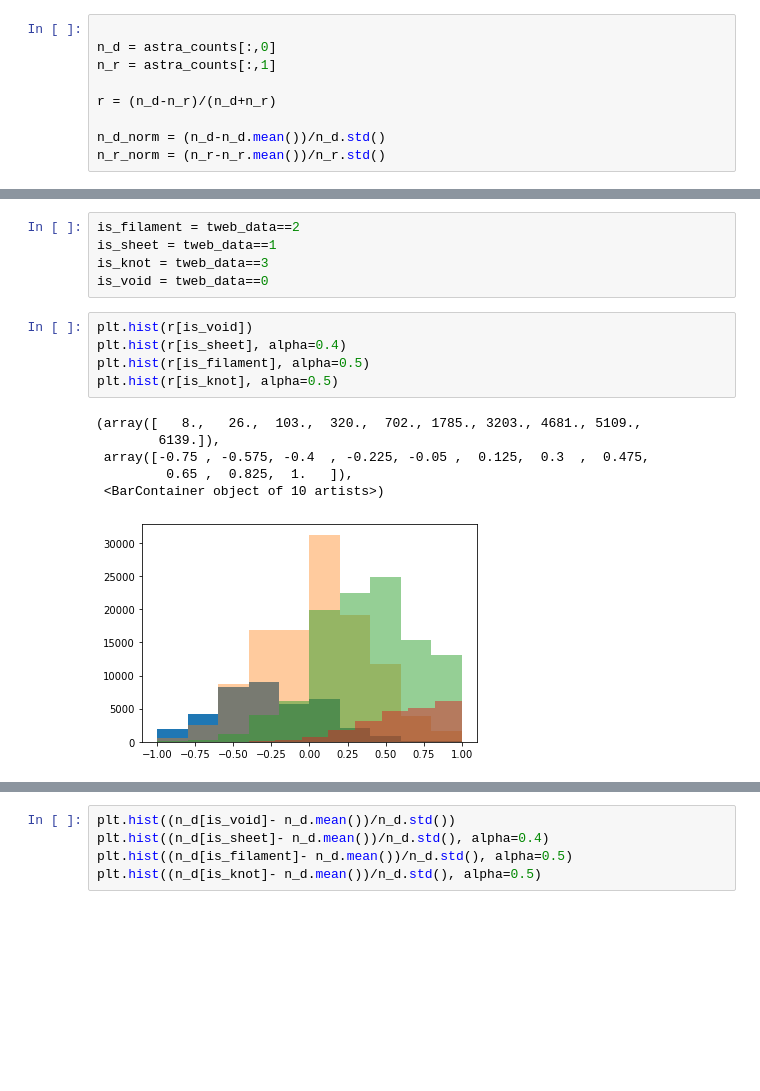
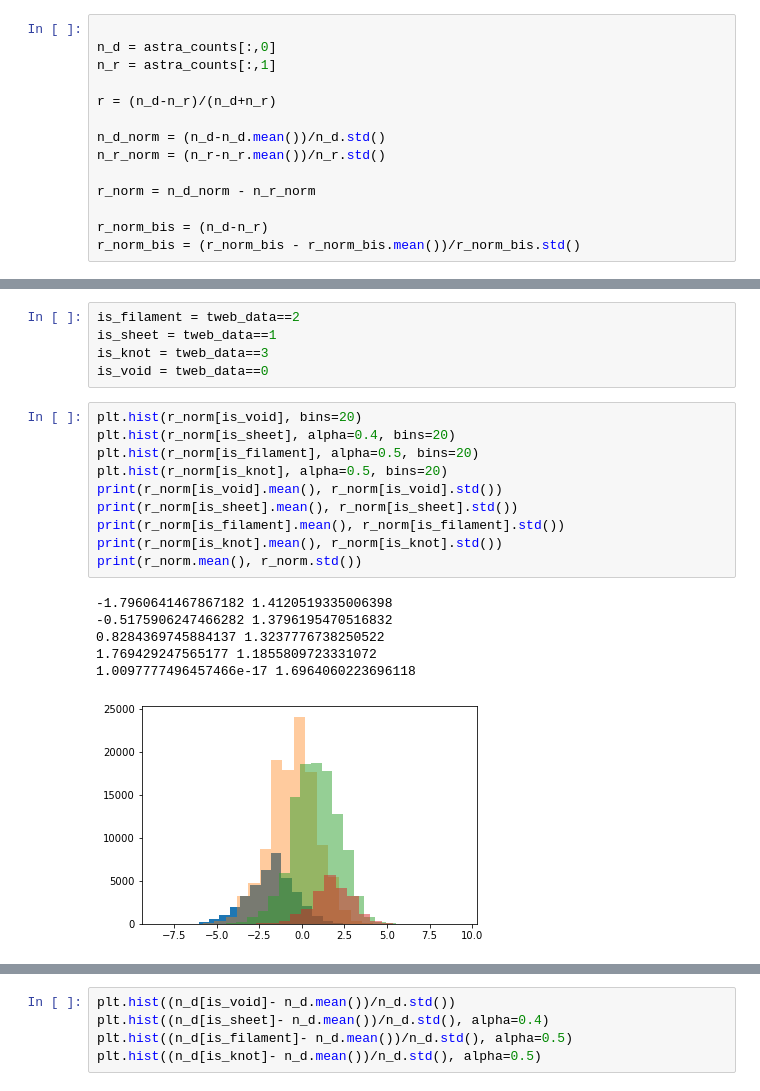
Before and after one commit to forero/DelaunayASTRA, a Jupyter notebook: nb/tcw_comparison.ipynb, the cells around one changed output, grey strips where cells are left out. Drawn from its saved outputs; the diff is of its cells as text; blank space fills up the shorter version.

```diff
--- a/nb/tcw_comparison.ipynb
+++ b/nb/tcw_comparison.ipynb
@@ -79,4 +79,9 @@ r = (n_d-n_r)/(n_d+n_r)
 
 n_d_norm = (n_d-n_d.mean())/n_d.std()
 n_r_norm = (n_r-n_r.mean())/n_r.std()
+
+r_norm = n_d_norm - n_r_norm
+
+r_norm_bis = (n_d-n_r)
+r_norm_bis = (r_norm_bis - r_norm_bis.mean())/r_norm_bis.std()
 # %%
@@ -93,14 +105,19 @@ is_sheet = tweb_data==1
 is_knot = tweb_data==3
 is_void = tweb_data==0
 # %%
-plt.hist(r[is_void])
-plt.hist(r[is_sheet], alpha=0.4)
-plt.hist(r[is_filament], alpha=0.5)
-plt.hist(r[is_knot], alpha=0.5)
+plt.hist(r_norm[is_void], bins=20)
+plt.hist(r_norm[is_sheet], alpha=0.4, bins=20)
+plt.hist(r_norm[is_filament], alpha=0.5, bins=20)
+plt.hist(r_norm[is_knot], alpha=0.5, bins=20)
+print(r_norm[is_void].mean(), r_norm[is_void].std())
+print(r_norm[is_sheet].mean(), r_norm[is_sheet].std())
+print(r_norm[is_filament].mean(), r_norm[is_filament].std())
+print(r_norm[is_knot].mean(), r_norm[is_knot].std())
+print(r_norm.mean(), r_norm.std())
 # %% [output]
-(array([   8.,   26.,  103.,  320.,  702., 1785., 3203., 4681., 5109.,
-        6139.]),
- array([-0.75 , -0.575, -0.4  , -0.225, -0.05 ,  0.125,  0.3  ,  0.475,
-         0.65 ,  0.825,  1.   ]),
- <BarContainer object of 10 artists>)
+-1.7960641467867182 1.4120519335006398
+-0.5175906247466282 1.3796195470516832
+0.8284369745884137 1.3237776738250522
+1.769429247565177 1.1855809723331072
+1.0097777496457466e-17 1.6964060223696118
-[figure, old version]
+[figure, new version]
```
Also changed, not shown: parts of 4 cells of this notebook.
